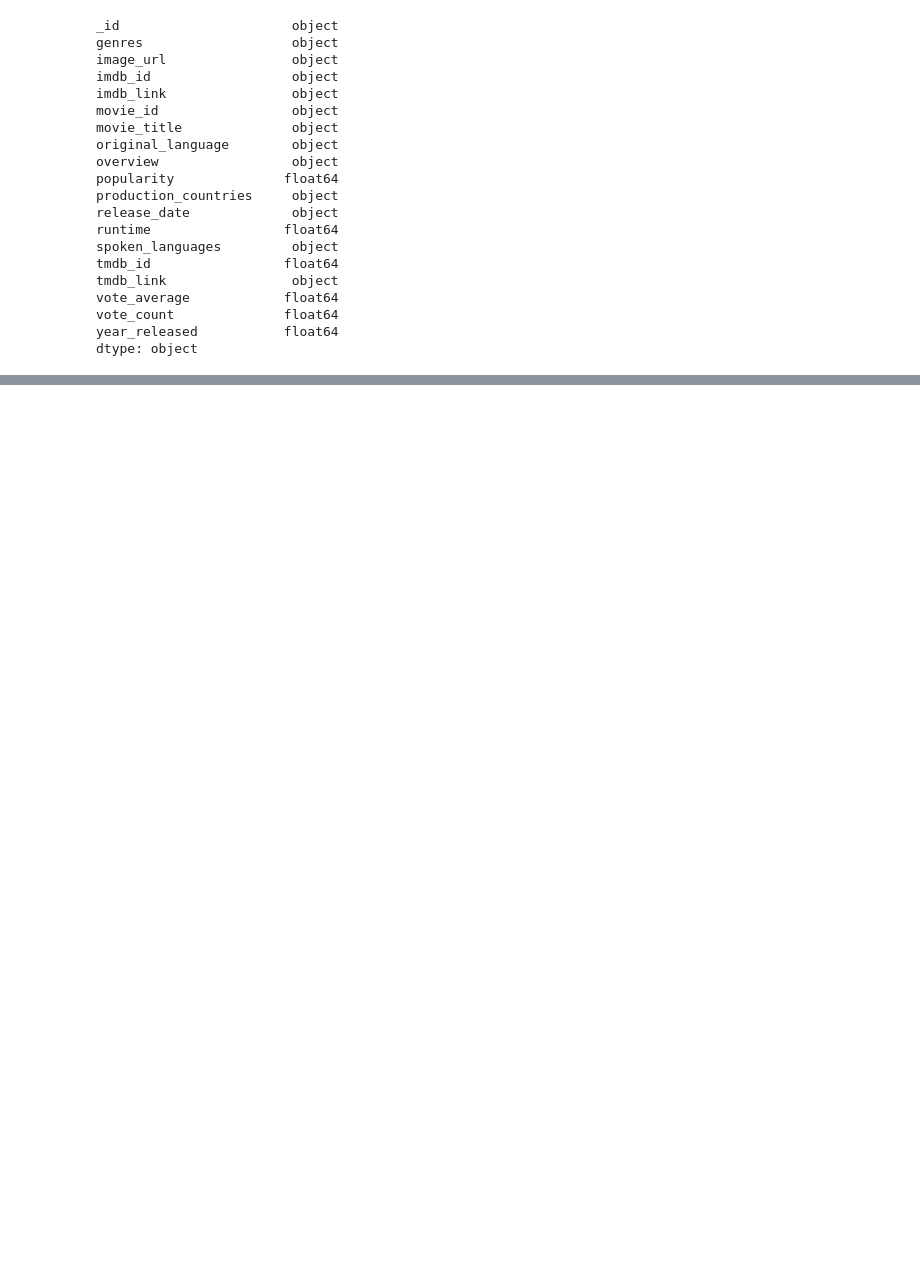
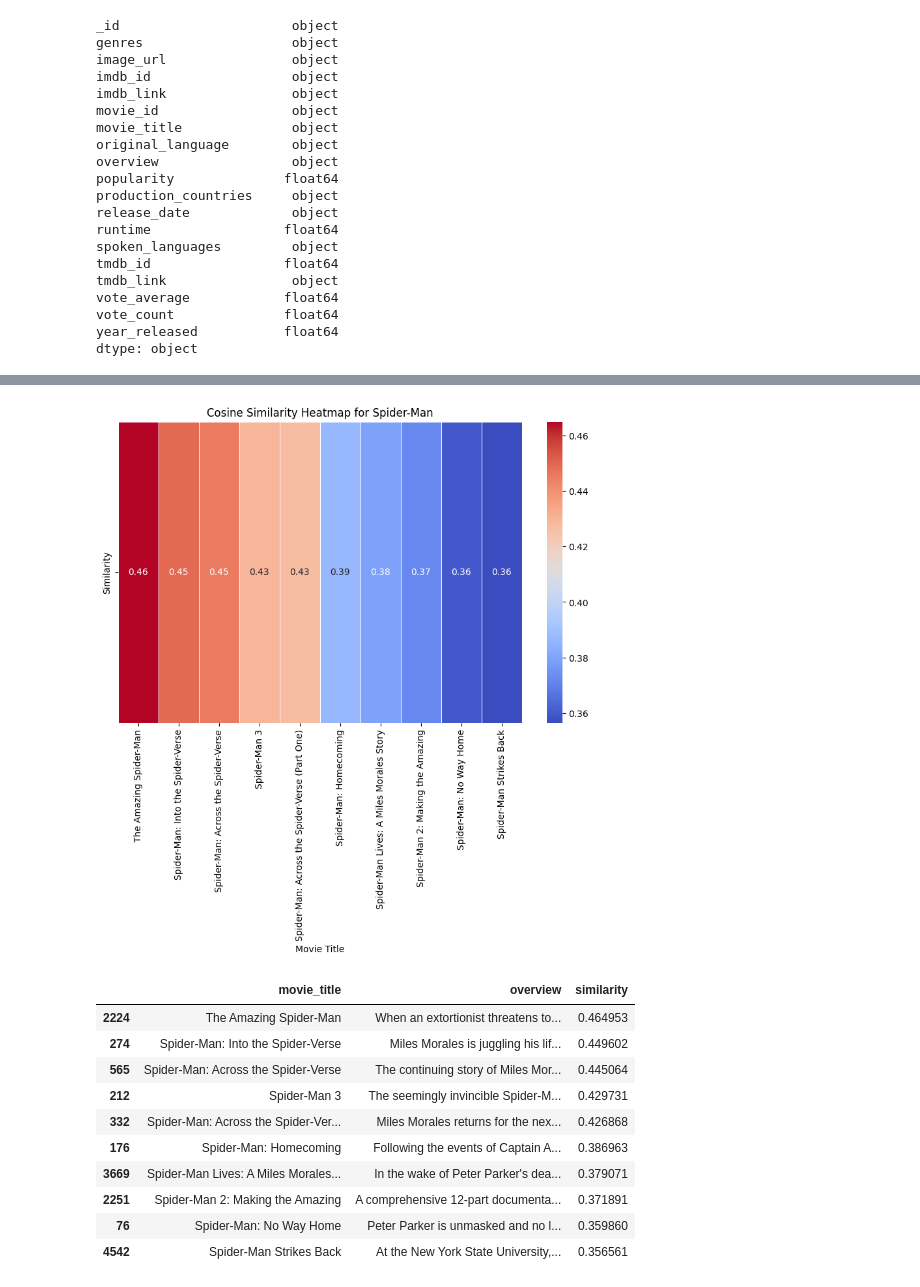
Before and after one commit to SOHAMPATEL1483/CS725-Project, a Jupyter notebook: content_based.ipynb, the cells around one changed output, grey strips where cells are left out. Cells and saved outputs as stored; diff of their text form; code cells hidden in the pictures; blank space fills up the shorter version.

Commit message:
Prediction Comparision graph added

```diff
--- a/content_based.ipynb
+++ b/content_based.ipynb
@@ -183,0 +185,49 @@ recommended_movies
+# %%
+import seaborn as sns
+import matplotlib.pyplot as plt
+def recommend_movies_with_related_heatmap(title, cosine_sim=cosine_sim, df=dataset, n_top=10):
+    idx = df.index[df['movie_title'] == title].tolist()[0]
+    sim_scores = list(enumerate(cosine_sim[idx]))
+    sim_scores = sorted(sim_scores, key=lambda x: x[1], reverse=True)
+
+    unique_movies=set()
+    updated_movie_scores=[]
+    for score in sim_scores:
+        curr_movie_title=df.iloc[score[0]]['movie_title']
+        if curr_movie_title not in unique_movies and curr_movie_title!=title:
+            updated_movie_scores.append(score)
+            unique_movies.add(curr_movie_title)
+    sim_scores = updated_movie_scores[:n_top]
+    movie_indices = [i[0] for i in sim_scores]
+
+    recommendations = df.iloc[movie_indices][['movie_title', 'overview']]
+    recommendations['similarity'] = [score[1] for score in sim_scores]
+
+    # top_sim_matrix = cosine_sim[movie_indices, :][:, movie_indices]
+
+    similarity_df = pd.DataFrame({
+        'Movie Title': recommendations['movie_title'],
+        'Similarity': recommendations['similarity']
+    })
+
+    plt.figure(figsize=(10, 6))
+    heatmap_data = similarity_df.set_index('Movie Title').T
+    sns.heatmap(heatmap_data, annot=True, cmap='coolwarm', fmt='.2f', linewidths=0.5)
+    plt.title(f"Cosine Similarity Heatmap for {title}")
+    plt.show()
+    return recommendations
+# %%
+recommend_movies_with_related_heatmap('Spider-Man')
+# %% [output]
+[figure, added]
+|  | movie_title | overview | similarity |
+| 2224 | The Amazing Spider-Man | When an extortionist threatens to... | 0.464953 |
+| 274 | Spider-Man: Into the Spider-Verse | Miles Morales is juggling his lif... | 0.449602 |
+| 565 | Spider-Man: Across the Spider-Verse | The continuing story of Miles Mor... | 0.445064 |
+| 212 | Spider-Man 3 | The seemingly invincible Spider-M... | 0.429731 |
+| 332 | Spider-Man: Across the Spider-Ver... | Miles Morales returns for the nex... | 0.426868 |
+| 176 | Spider-Man: Homecoming | Following the events of Captain A... | 0.386963 |
+| 3669 | Spider-Man Lives: A Miles Morales... | In the wake of Peter Parker's dea... | 0.379071 |
+| 2251 | Spider-Man 2: Making the Amazing | A comprehensive 12-part documenta... | 0.371891 |
+| 76 | Spider-Man: No Way Home | Peter Parker is unmasked and no l... | 0.359860 |
+| 4542 | Spider-Man Strikes Back | At the New York State University,... | 0.356561 |
```
Also changed, not shown: parts of 14 cells of this notebook, 2 other files.
